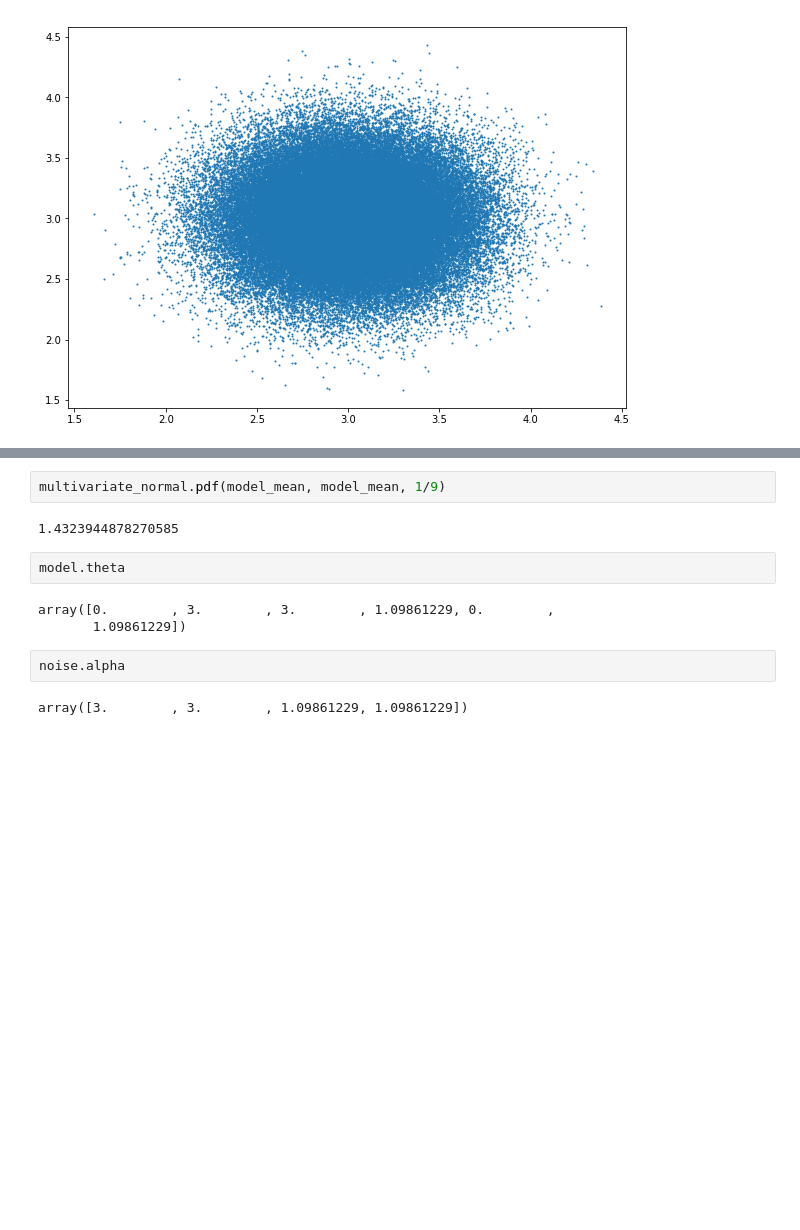
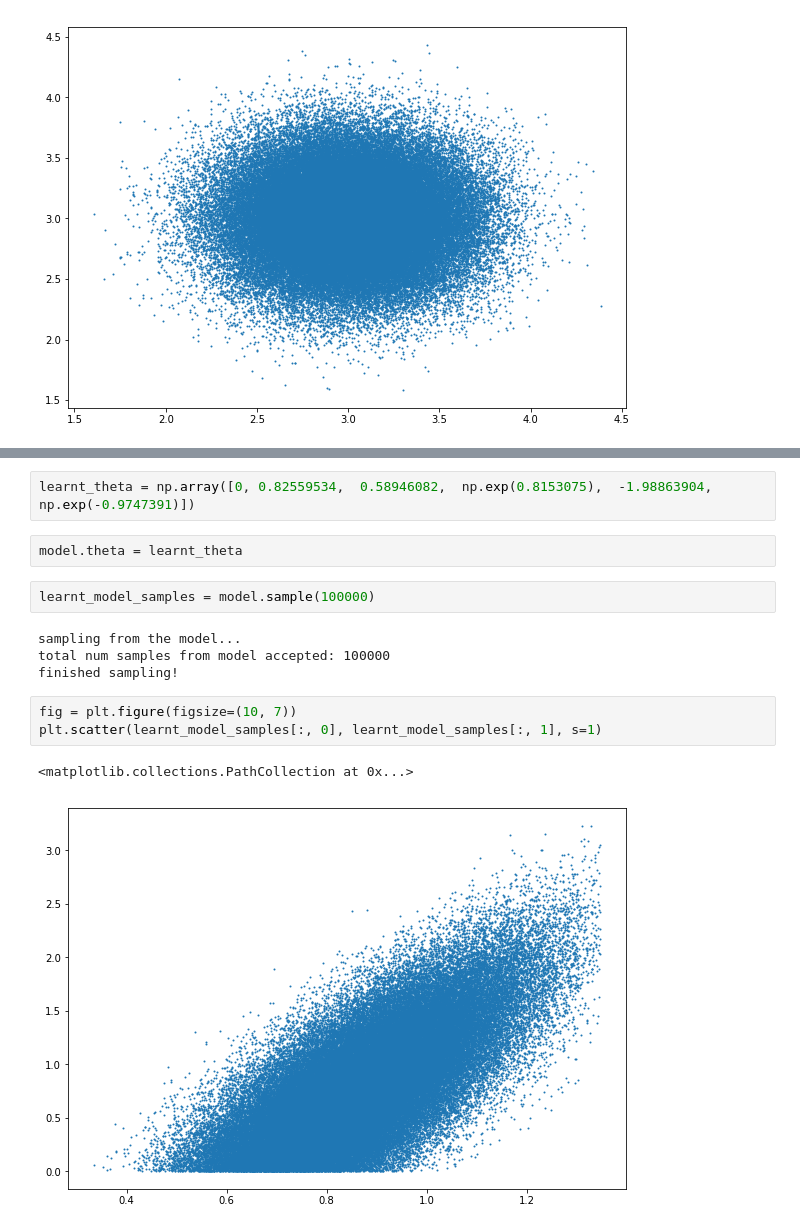
Before and after one commit to benrhodes26/VNCE, a Jupyter notebook: proposal/code/notebooks/debug_truncated_normal_model.ipynb, the cells around one changed output, grey strips where cells are left out. Saved outputs shown, nothing was run; the diff lists cells and outputs as text; blank space fills up the shorter version.

Commit message:
debug trunc model

```diff
--- a/proposal/code/notebooks/debug_truncated_normal_model.ipynb
+++ b/proposal/code/notebooks/debug_truncated_normal_model.ipynb
@@ -96,13 +62,16 @@ noise(model_mean)
-# %%
-multivariate_normal.pdf(model_mean, model_mean, 1/9)
-# %% [output]
-1.4323944878270585
+# %%
+learnt_theta = np.array([0, 0.82559534,  0.58946082,  np.exp(0.8153075),  -1.98863904, np.exp(-0.9747391)])
 # %%
-model.theta
+model.theta = learnt_theta
-# %% [output]
-array([0.        , 3.        , 3.        , 1.09861229, 0.        ,
-       1.09861229])
-# %%
-noise.alpha
-# %% [output]
-array([3.        , 3.        , 1.09861229, 1.09861229])
+# %%
+learnt_model_samples = model.sample(100000)
+# %% [output]
+sampling from the model...
+total num samples from model accepted: 100000
+finished sampling!
+# %%
+fig = plt.figure(figsize=(10, 7))
+plt.scatter(learnt_model_samples[:, 0], learnt_model_samples[:, 1], s=1)
+# %% [output]
+<matplotlib.collections.PathCollection at 0x...>
+[figure, added]
```
Also changed, not shown: parts of 5 cells of this notebook, 4 other files.
